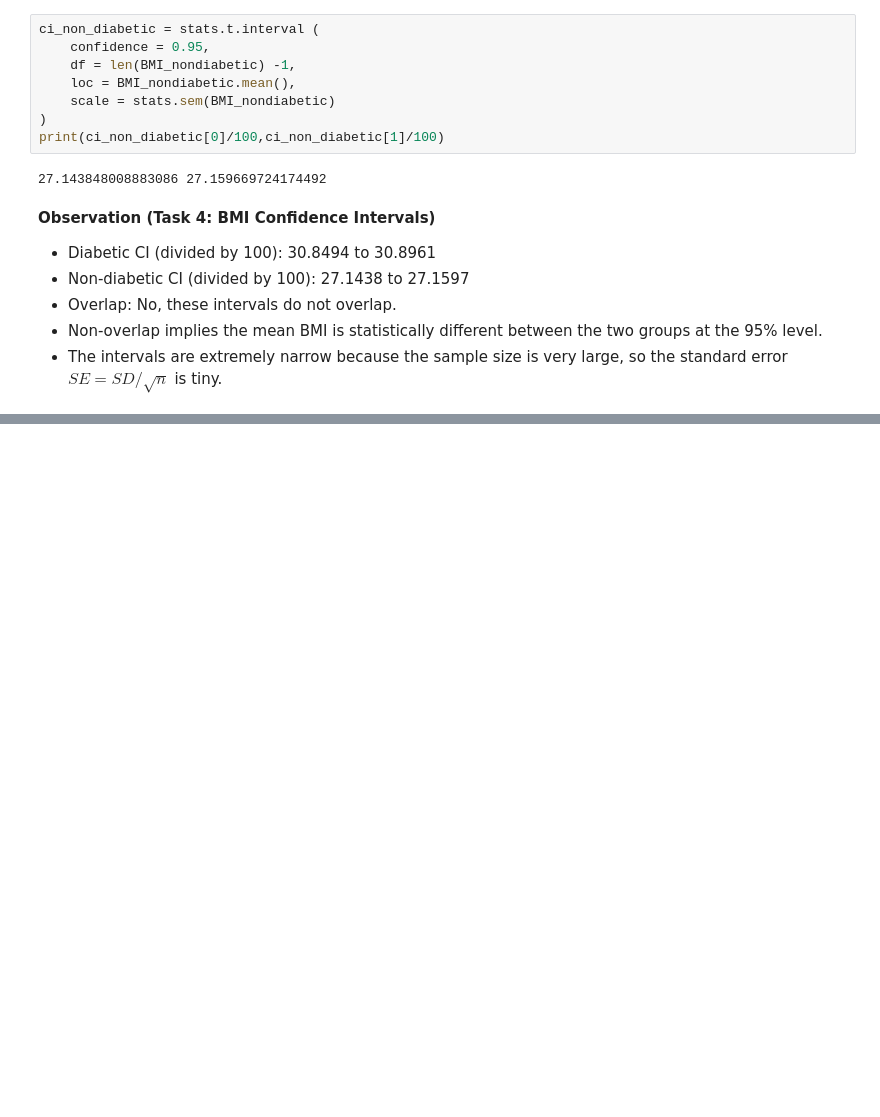
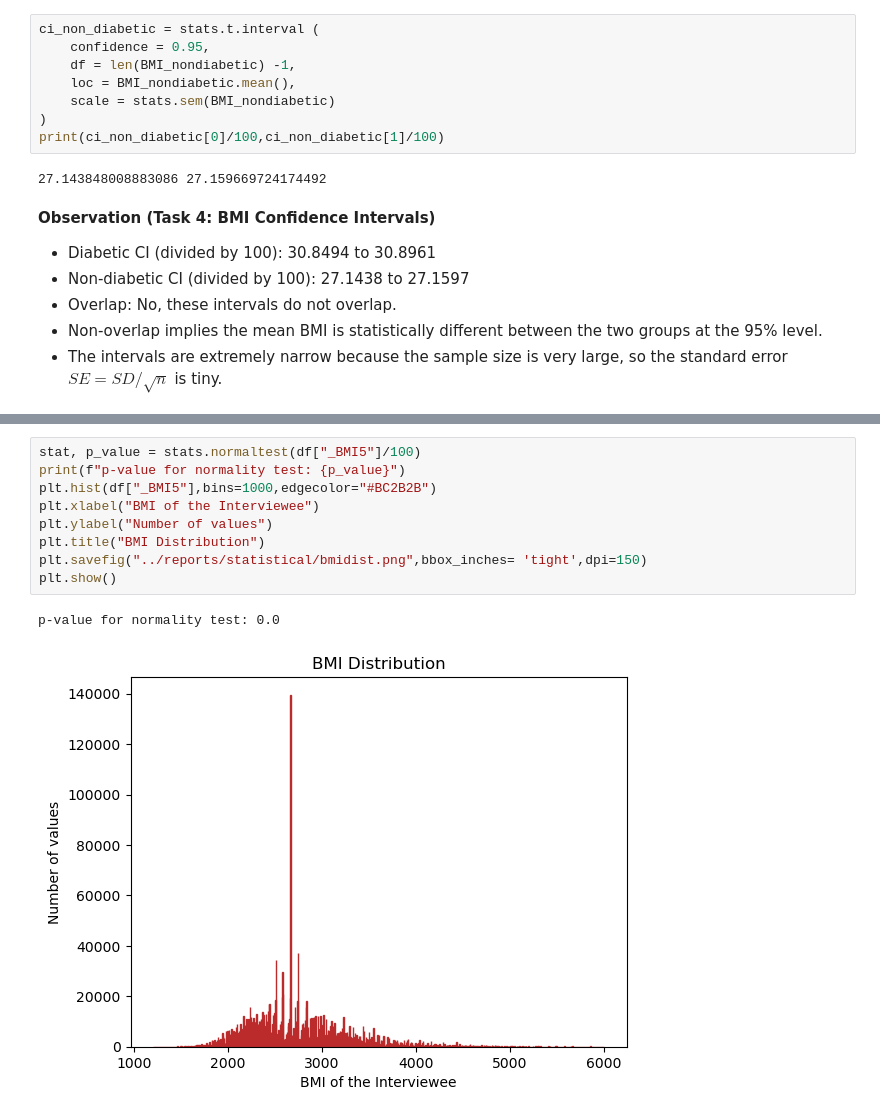
Before and after one commit to dsbyvansh/AI-Powered-Early-Disease-Risk-Prediction-Explainable-Health-Intelligence-System, a Jupyter notebook: notebooks/statistical_analysis.ipynb, the cells around one changed output, grey strips where cells are left out. Cells and saved outputs as stored; diff of their text form; blank space fills up the shorter version.

```diff
--- a/notebooks/statistical_analysis.ipynb
+++ b/notebooks/statistical_analysis.ipynb
@@ -137,0 +160,12 @@ print(ci_non_diabetic[0]/100,ci_non_diabetic[1]/100)
+# %%
+stat, p_value = stats.normaltest(df["_BMI5"]/100)
+print(f"p-value for normality test: {p_value}")
+plt.hist(df["_BMI5"],bins=1000,edgecolor="#BC2B2B")
+plt.xlabel("BMI of the Interviewee")
+plt.ylabel("Number of values")
+plt.title("BMI Distribution")
+plt.savefig("../reports/statistical/bmidist.png",bbox_inches= 'tight',dpi=150)
+plt.show()
+# %% [output]
+p-value for normality test: 0.0
+[figure, added]
```
Also changed, not shown: parts of 14 cells of this notebook, 2 other files.
